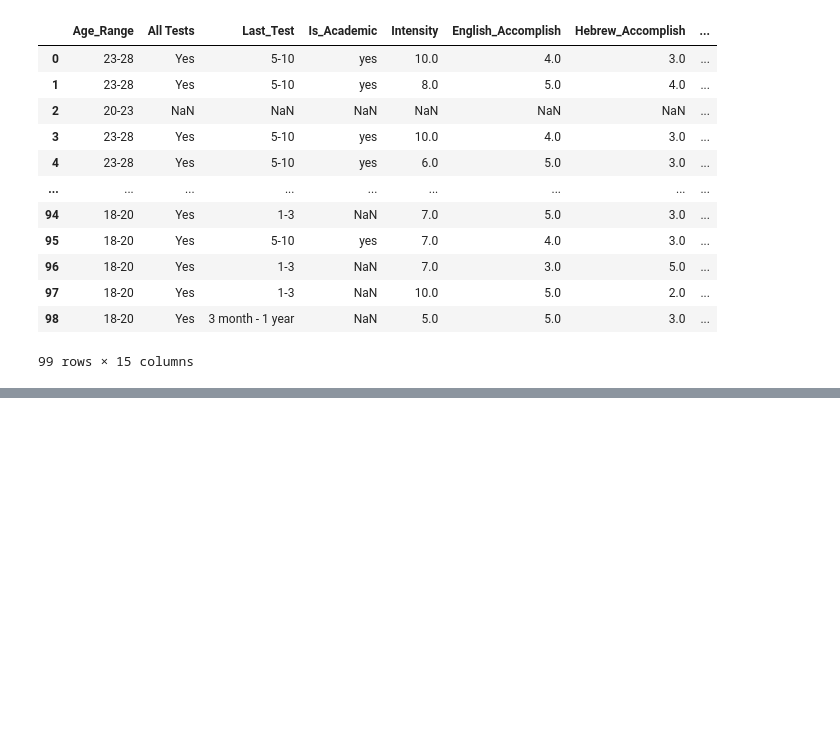
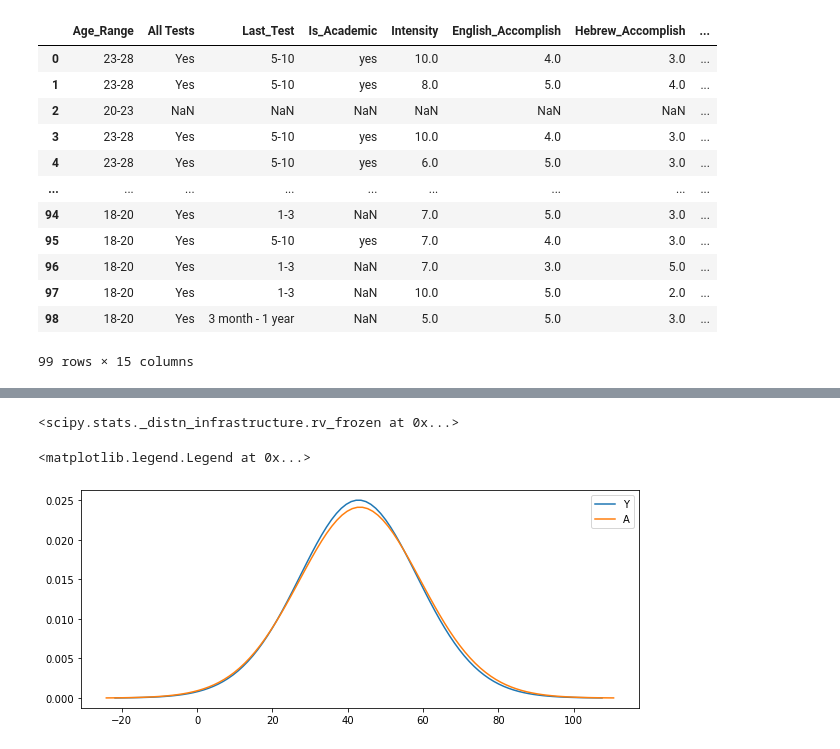
Before and after one commit to matantsour/Core_Studies_Memory_Analysis, a Jupyter notebook: Core_Studies_Memory_Analysis.ipynb, the cells around one changed output, grey strips where cells are left out. Cells and saved outputs as stored; diff of their text form; code cells hidden in the pictures; blank space fills up the shorter version.

```diff
--- a/Core_Studies_Memory_Analysis.ipynb
+++ b/Core_Studies_Memory_Analysis.ipynb
@@ -35,0 +275,3 @@ responses
+# %%
+responses['Math_S']=responses[["Math_3_S", "Math_4_5_S"]].max(axis=1)
+responses[['Math_Level3','Math_3_S','Math_Level4_5','Math_4_5_S','Math_S']]
@@ -35,0 +295,9 @@ responses
+# %%
+A=responses['Civil_S']
+B1=responses['Lit_1_S']
+B2=responses['Lit_2_S']
+C=responses['His_S']
+D=responses['Math_S']
+# %%
+responses['MQS']=0.25*(A+C+D)+0.1*B1+0.15*B2
+responses['MQS']
@@ -35,0 +341,6 @@ responses
+# %%
+#Academic students Group
+A=responses.loc[(responses['Age_Range']=='23-28'),['MQS']]
+
+#New High School Graduates Group
+Y=responses.loc[(responses['Age_Range']=='18-20'),['MQS']]
@@ -35,0 +442,26 @@ responses
+# %%
+rv = t(df=len(Y['MQS'])-1, loc=Y['MQS'].mean(), scale=Y['MQS'].std())
+rv
+# %% [output]
+<scipy.stats._distn_infrastructure.rv_frozen at 0x...>
+# %%
+
+
+
+rv_A = t(df=len(A['MQS'])-1, loc=A['MQS'].mean(), scale=A['MQS'].std())
+a = np.linspace(rv_A.ppf(0.0001), rv_A.ppf(0.9999), 100)
+b = rv_A.pdf(a)
+
+
+rv_Y = t(df=len(Y['MQS'])-1, loc=Y['MQS'].mean(), scale=Y['MQS'].std())
+x = np.linspace(rv_Y.ppf(0.0001), rv_Y.ppf(0.9999), 100)
+y = rv_Y.pdf(x)
+
+fig, ax = plt.subplots(figsize=(10,4))
+ax.plot(x,y,label='Y')
+ax.plot(a,b,label='A')
+
+plt.legend()
+# %% [output]
+<matplotlib.legend.Legend at 0x...>
+[figure, added]
```
Also changed, not shown: parts of 62 cells of this notebook.
